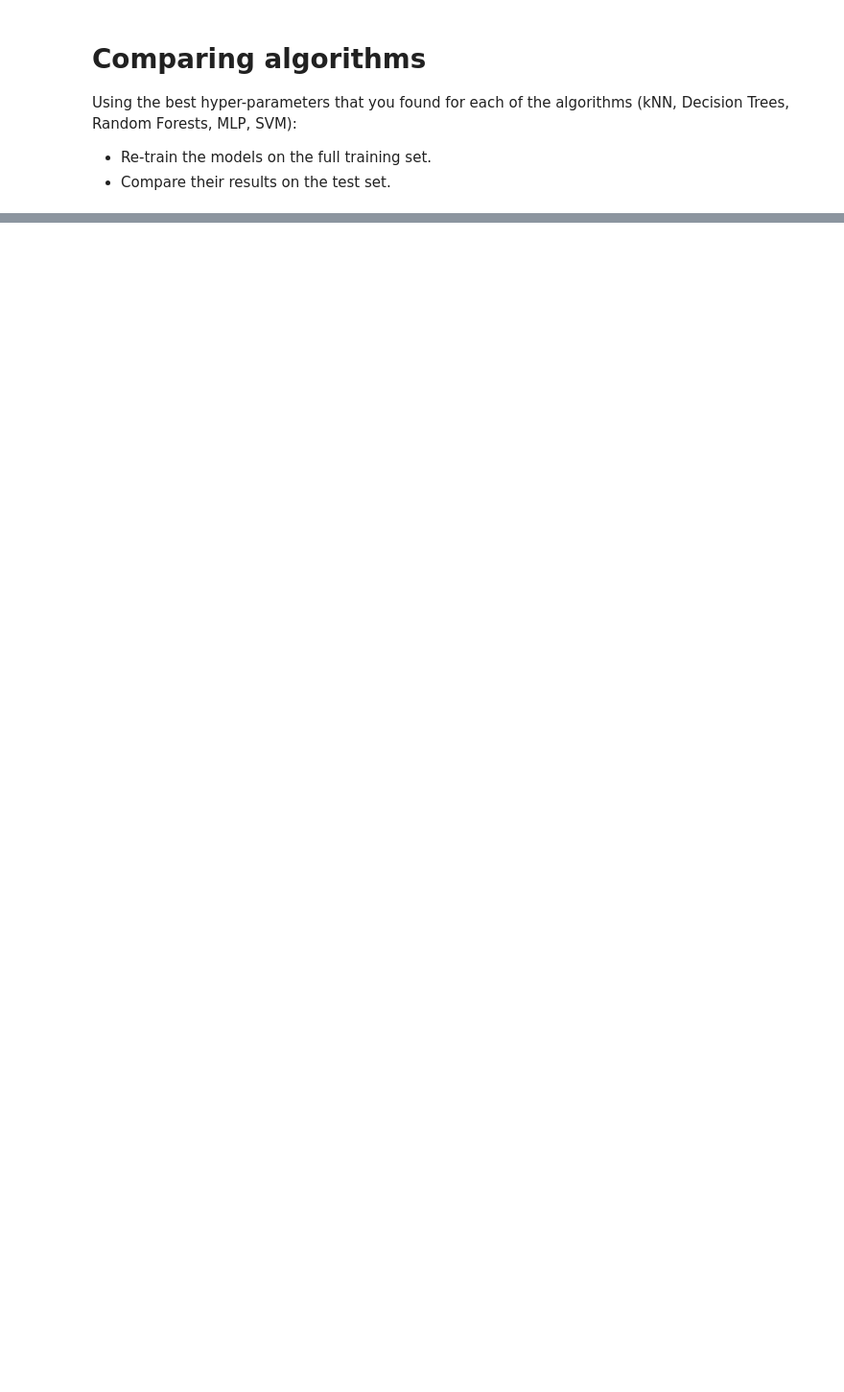
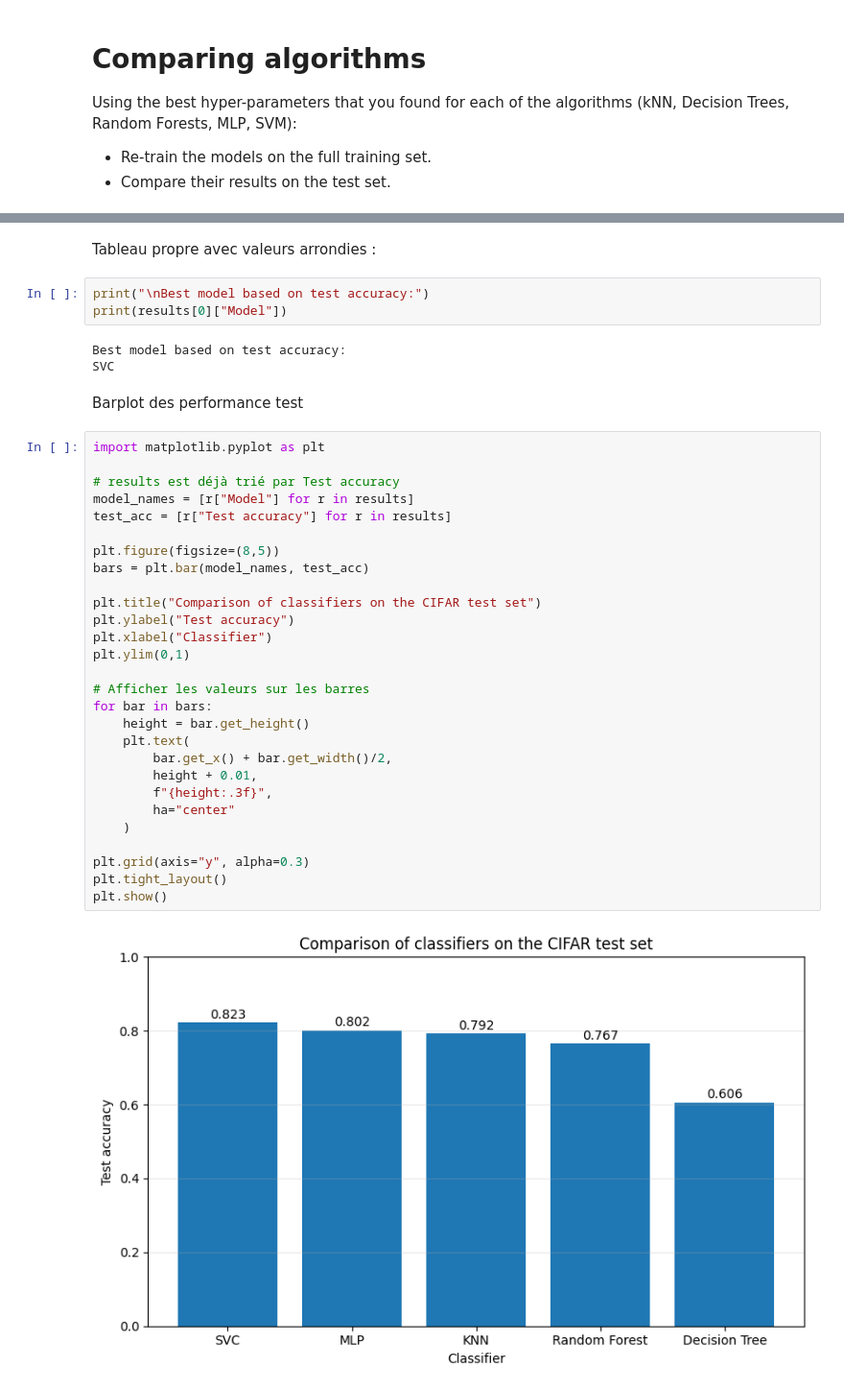
Before and after one commit to liseregn/INFO_H501, a Jupyter notebook: docs/LABS/ML3_SVM.ipynb, the cells around one changed output, grey strips where cells are left out. Shown at 96% size. Drawn from its saved outputs; the diff is of its cells as text; blank space fills up the shorter version.

```diff
--- a/docs/LABS/ML3_SVM.ipynb
+++ b/docs/LABS/ML3_SVM.ipynb
@@ -42,0 +287,40 @@ Using the best hyper-parameters that you found for each of the algorithms (kNN,
+# %% [markdown]
+Tableau propre avec valeurs arrondies :
+# %%
+print("\nBest model based on test accuracy:")
+print(results[0]["Model"])
+# %% [output]
+Best model based on test accuracy:
+SVC
+# %% [markdown]
+Barplot des performance test
+# %%
+import matplotlib.pyplot as plt
+
+# results est déjà trié par Test accuracy
+model_names = [r["Model"] for r in results]
+test_acc = [r["Test accuracy"] for r in results]
+
+plt.figure(figsize=(8,5))
+bars = plt.bar(model_names, test_acc)
+
+plt.title("Comparison of classifiers on the CIFAR test set")
+plt.ylabel("Test accuracy")
+plt.xlabel("Classifier")
+plt.ylim(0,1)
+
+# Afficher les valeurs sur les barres
+for bar in bars:
+    height = bar.get_height()
+    plt.text(
+        bar.get_x() + bar.get_width()/2,
+        height + 0.01,
+        f"{height:.3f}",
+        ha="center"
+    )
+
+plt.grid(axis="y", alpha=0.3)
+plt.tight_layout()
+plt.show()
+# %% [output]
+[figure, added]
```
Also changed, not shown: parts of 14 cells of this notebook, 1 other file.
